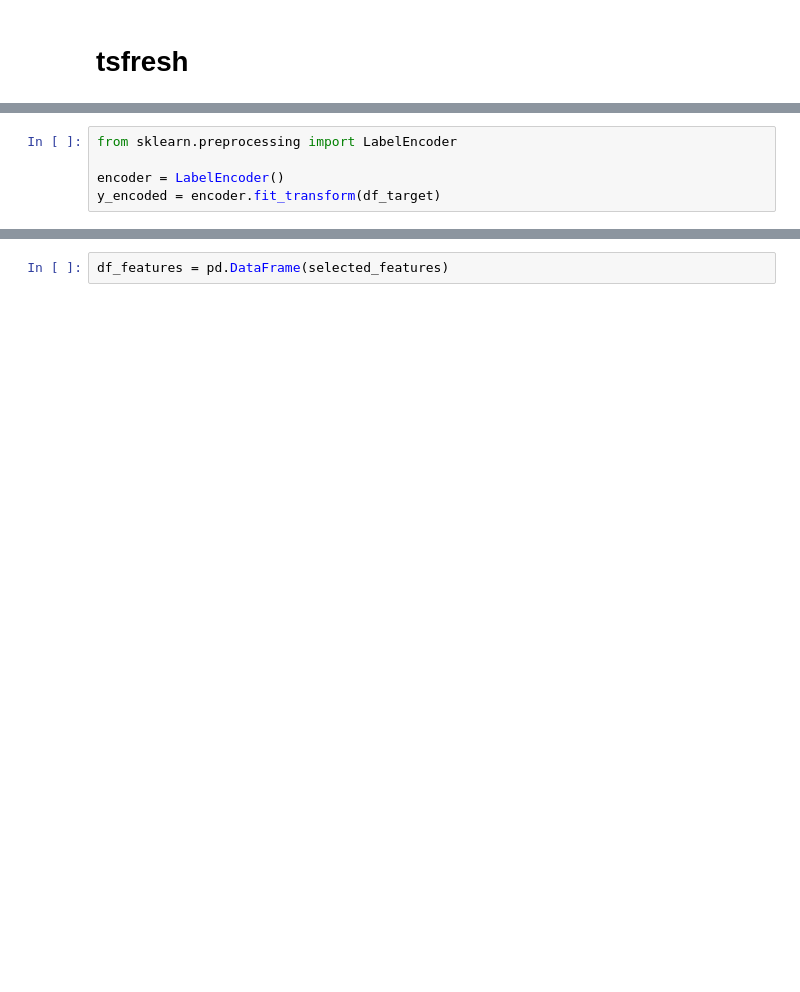
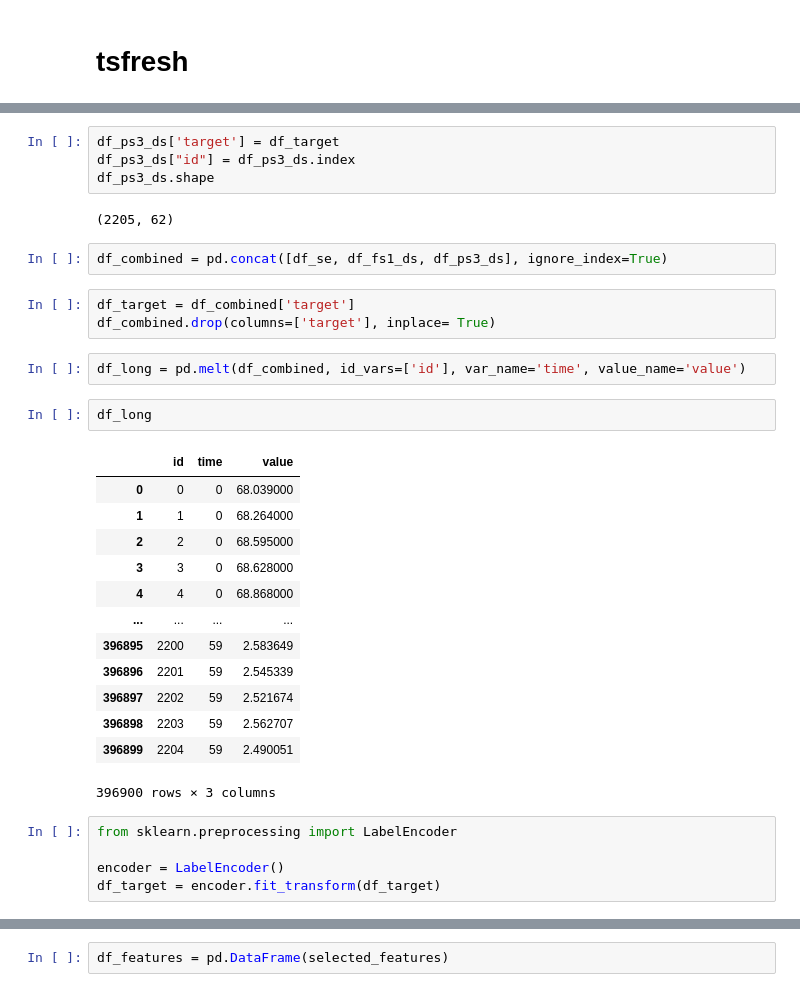
Before and after one commit to danielsaiger1/uni_projects, a Jupyter notebook: python_advanced/final_project/feature_extraction.ipynb, the cells around one changed output, grey strips where cells are left out. Cells and saved outputs as stored; diff of their text form; blank space fills up the shorter version.

```diff
--- a/python_advanced/final_project/feature_extraction.ipynb
+++ b/python_advanced/final_project/feature_extraction.ipynb
@@ -158,5 +127,34 @@ df_features["id"] = df_features.index
+# %%
+df_ps3_ds['target'] = df_target
+df_ps3_ds["id"] = df_ps3_ds.index
+df_ps3_ds.shape
+# %% [output]
+(2205, 62)
+# %%
+df_combined = pd.concat([df_se, df_fs1_ds, df_ps3_ds], ignore_index=True)
+# %%
+df_target = df_combined['target']
+df_combined.drop(columns=['target'], inplace= True)
+# %%
+df_long = pd.melt(df_combined, id_vars=['id'], var_name='time', value_name='value')
+# %%
+df_long
+# %% [output]
+|  | id | time | value |
+| 0 | 0 | 0 | 68.039000 |
+| 1 | 1 | 0 | 68.264000 |
+| 2 | 2 | 0 | 68.595000 |
+| 3 | 3 | 0 | 68.628000 |
+| 4 | 4 | 0 | 68.868000 |
+| ... | ... | ... | ... |
+| 396895 | 2200 | 59 | 2.583649 |
+| 396896 | 2201 | 59 | 2.545339 |
+| 396897 | 2202 | 59 | 2.521674 |
+| 396898 | 2203 | 59 | 2.562707 |
+| 396899 | 2204 | 59 | 2.490051 |
+396900 rows × 3 columns
 # %%
 from sklearn.preprocessing import LabelEncoder
 
 encoder = LabelEncoder()
-y_encoded = encoder.fit_transform(df_target)
+df_target = encoder.fit_transform(df_target)
```
Also changed, not shown: parts of 27 cells of this notebook, 2 other files.
